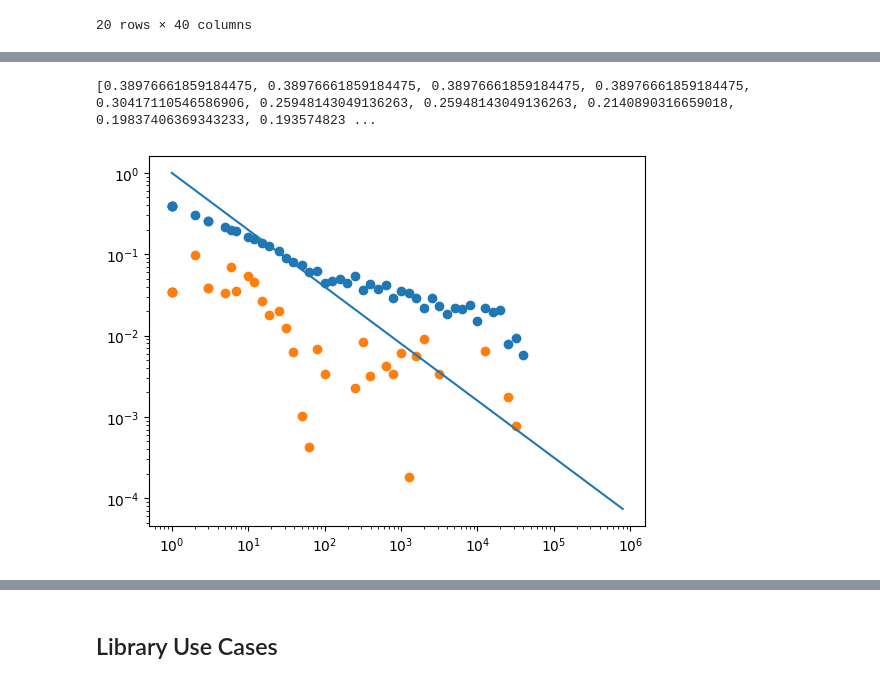
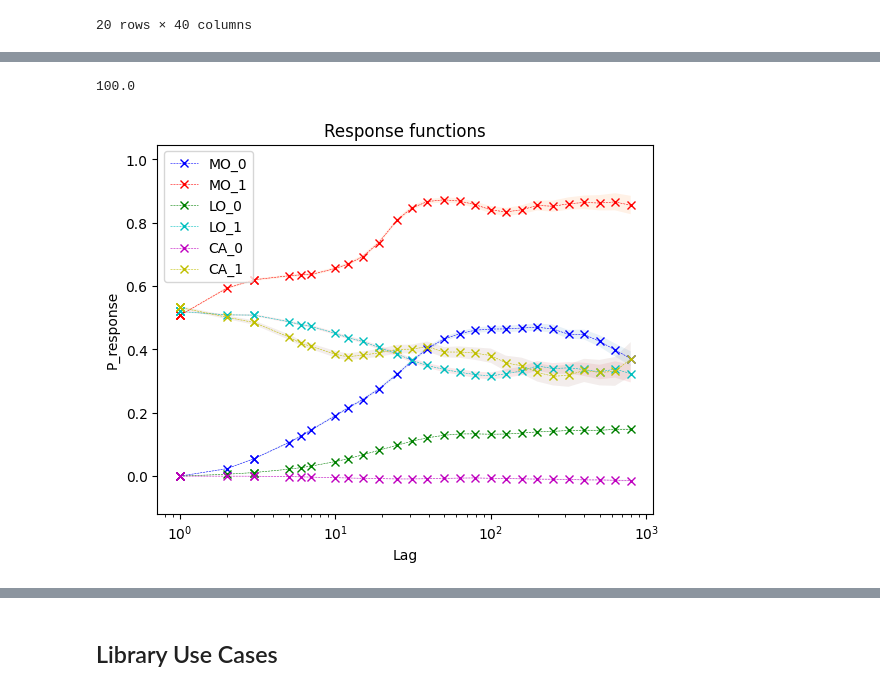
Before and after one commit to peernagy/lob_bench, a Jupyter notebook: eval.ipynb, the cells around one changed output, grey strips where cells are left out. Saved outputs shown, nothing was run; the diff lists cells and outputs as text; code cells hidden in the pictures.

Commit message:
confidence intervals for resp. funs

```diff
--- a/eval.ipynb
+++ b/eval.ipynb
@@ -116,0 +119,20 @@ df
+# %%
+def merge_MOs(test_df:pd.DataFrame):
+    gb=test_df.groupby(
+        ((test_df['time'].diff()>0.001) |
+        (test_df['event_type']!=4) |
+        (test_df['direction']!=test_df['direction'].shift(1))).cumsum())
+    cols=test_df.columns.difference(['size'])
+    final=gb.agg({'size': "sum"}).join(gb[cols].last())
+    return final
+# %%
+df_seqs_mos=[]
+for df in mb_seqs:
+    df_seqs_mos.append(merge_MOs(df))
+# %%
+df_seqs=[impact.classify_event_types(df) for df in df_seqs_mos]
+# %%
+temp=df_seqs[0][0].diff().abs()
+temp[temp>0].min()
+# %% [output]
+100.0
@@ -117,14 +185,21 @@ df
+# %%
+x=(10** np.arange(0,3,step=0.1)).astype(int)
+events=['MO_0','MO_1','LO_0','LO_1','CA_0','CA_1'] #'MO_0','MO_1'
+ys=[]
+confidence_ints=[]
+for event in events:
+    print("Calculating for event type: ", event)
+    mean,cis=zip(*[impact.apply_to_seqs(impact.response_func,(event,i),df_seqs) for i in x])
+    ys.append(np.array(mean))
+    confidence_ints.append(cis)
+# %%
+plot_linlog(x,ys,confidence_ints,legend=events,
+            title="Response functions",
+            ylabel="P_response")
+# %% [output]
+[figure, added]
 # %%
-x=(10** np.arange(0,6,step=0.1)).astype(int)
-import matplotlib.pyplot as plt
-y=[impact.sign_autocorr(i,df['s']) for i in x]
-z=[impact.sign_autocorr(i,df['eps']) for i in x]
-print(y)
-plt.scatter(x,y)
-plt.scatter(x,z)
-plt.loglog(x,np.power(x,-0.7))
-ax.set_yscale('log')
-ax.set_xscale('log')
+fun=partial(impact.sign_autocorr,)
+x=(10** np.arange(0,4,step=0.1)).astype(int)
+y,std_y=zip(*[impact.apply_to_seqs(impact.sign_autocorr,(i,'s'),df_seqs) for i in x])
+z,std_z=zip(*[impact.apply_to_seqs(impact.sign_autocorr,(i,'eps'),df_seqs) for i in x])
-# %% [output]
-[0.38976661859184475, 0.38976661859184475, 0.38976661859184475, 0.38976661859184475, 0.30417110546586906, 0.25948143049136263, 0.25948143049136263, 0.2140890316659018, 0.19837406369343233, 0.193574823 ...
-[figure, removed]
```
Also changed, not shown: parts of 21 cells of this notebook, 1 other file.
